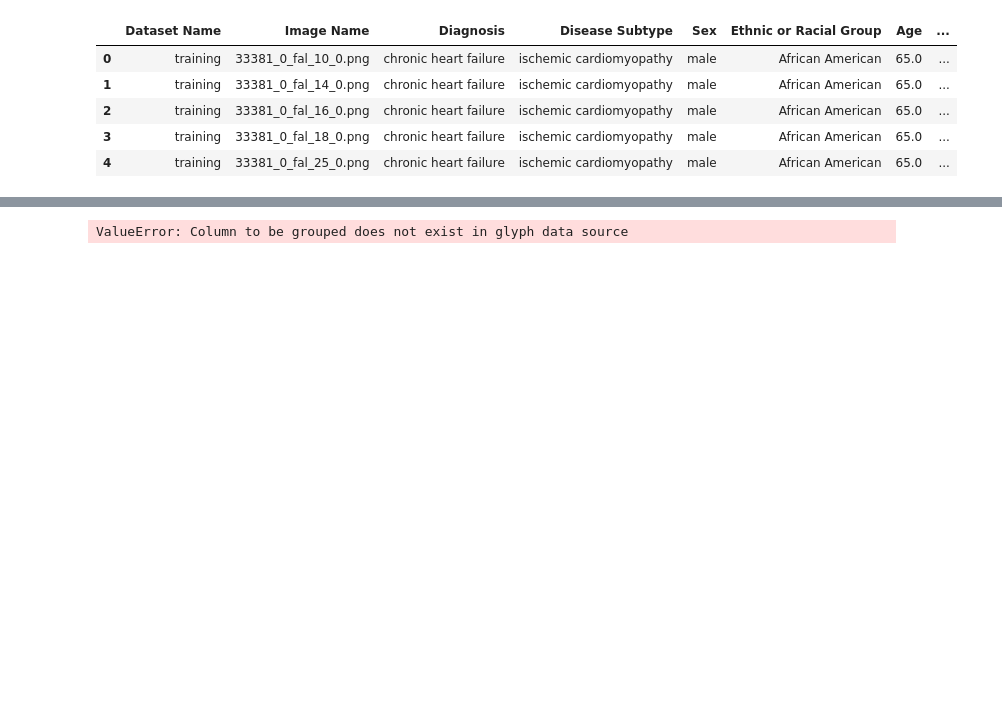
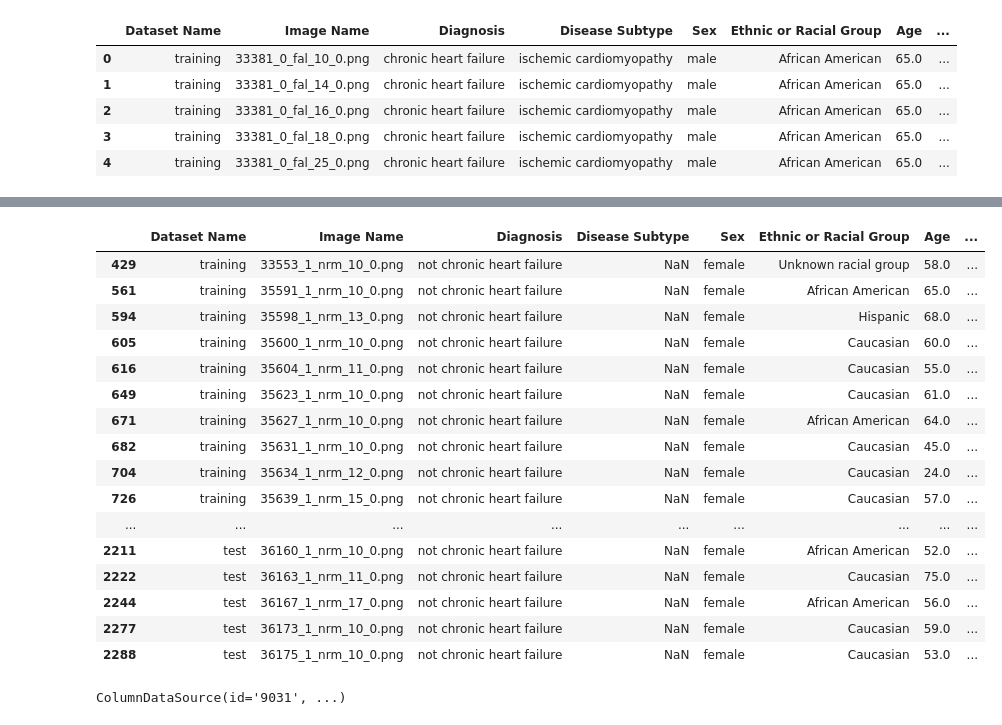
Before and after one commit to fazonbence/2_Visualisation_Assignment, a Jupyter notebook: Q1_range_chart.ipynb, the cells around one changed output, grey strips where cells are left out. Cells and saved outputs as stored; diff of their text form; code cells hidden in the pictures; blank space fills up the shorter version.

```diff
--- a/Q1_range_chart.ipynb
+++ b/Q1_range_chart.ipynb
@@ -64,7 +67,28 @@ df.head()
+# %%
+plot_data[plot_data["Sex"]!="male"]
+#plot_data[plot_data[""]]
+#plot_data= plot_data.drop(medical_data[medical_data["Sex"] == "nan"])
+# %% [output]
+|  | Dataset Name | Image Name | Diagnosis | Disease Subtype | Sex | Ethnic or Racial Group | Age | ... |
+| 429 | training | 33553_1_nrm_10_0.png | not chronic heart failure | NaN | female | Unknown racial group | 58.0 | ... |
+| 561 | training | 35591_1_nrm_10_0.png | not chronic heart failure | NaN | female | African American | 65.0 | ... |
+| 594 | training | 35598_1_nrm_13_0.png | not chronic heart failure | NaN | female | Hispanic | 68.0 | ... |
+| 605 | training | 35600_1_nrm_10_0.png | not chronic heart failure | NaN | female | Caucasian | 60.0 | ... |
+| 616 | training | 35604_1_nrm_11_0.png | not chronic heart failure | NaN | female | Caucasian | 55.0 | ... |
+| 649 | training | 35623_1_nrm_10_0.png | not chronic heart failure | NaN | female | Caucasian | 61.0 | ... |
+| 671 | training | 35627_1_nrm_10_0.png | not chronic heart failure | NaN | female | African American | 64.0 | ... |
+| 682 | training | 35631_1_nrm_10_0.png | not chronic heart failure | NaN | female | Caucasian | 45.0 | ... |
+| 704 | training | 35634_1_nrm_12_0.png | not chronic heart failure | NaN | female | Caucasian | 24.0 | ... |
+| 726 | training | 35639_1_nrm_15_0.png | not chronic heart failure | NaN | female | Caucasian | 57.0 | ... |
+| ... | ... | ... | ... | ... | ... | ... | ... | ... |
+| 2211 | test | 36160_1_nrm_10_0.png | not chronic heart failure | NaN | female | African American | 52.0 | ... |
+| 2222 | test | 36163_1_nrm_11_0.png | not chronic heart failure | NaN | female | Caucasian | 75.0 | ... |
+| 2244 | test | 36167_1_nrm_17_0.png | not chronic heart failure | NaN | female | African American | 56.0 | ... |
+| 2277 | test | 36173_1_nrm_10_0.png | not chronic heart failure | NaN | female | Caucasian | 59.0 | ... |
+| 2288 | test | 36175_1_nrm_10_0.png | not chronic heart failure | NaN | female | Caucasian | 53.0 | ... |
 # %%
-#output_file("bar_intervals.html")
+#Main Plot, showing the ethnicity age and gender non healthy patients
 
-#sprint.Year = medical_data["Ethnic or Racial Group"].unique()
 
 
 #colormap = {'African American': 'black', 'Caucasian': 'green', 'Race not stated': 'blue',  'Unknown racial group': 'blue'}
@@ -75,23 +99,35 @@ df.head()
 colormap = {'male': "blue", "female" : "red"}
 colors = [colormap[x] for x in plot_data['Sex']]
 
+source = ColumnDataSource(plot_data)
 
-p = figure(title = "Ethnic groups and time of infection ", y_range= plot_data['Ethnic or Racial Group'].unique())
 
-p.legend.location = "top_right"
-p.legend.click_policy="hide"
+view_male = CDSView(source=source, filters=[BooleanFilter([True if x=="female" else False for x in source.data["Sex"]])])
+view_female = CDSView(source=source, filters=[BooleanFilter([True if x=="male" else False for x in source.data["Sex"]])])
 
-p.xaxis.axis_label = 'Age'
-p.yaxis.axis_label = 'Ethnic group'
+print(source)
+p1 = figure(title = "Ethnic groups and time of infection ", y_range= plot_data['Ethnic or Racial Group'].unique())
 
-#for data in plot_data:
- #   p.circle(data["Age"],data["Ethnic or Racial Group"],
-  #       color=colors, fill_alpha=0.2, size=10, legend_label=str(data["Sex"]))
-p.circle(plot_data["Age"],plot_data["Ethnic or Racial Group"],
-         color=colors, fill_alpha=0.2, size=10, legend_group="Sex", source=plot_data)
+p1.xaxis.axis_label = 'Age'
+p1.yaxis.axis_label = 'Ethnic group'
+#for gender in colormap.keys():
+  #  genderFilteredDataFrame = plot_data[plot_data['Sex'] == gender]
+ #   p1.circle(genderFilteredDataFrame['Age'], genderFilteredDataFrame['Ethnic or Racial Group'],
+#    color = colormap[gender], fill_alpha=0.2, legend_label=gender, size=10)
 
-output_file("iris.html", title="iris.py example")
 
-show(p)
+
+p1.circle(x='Age',y='Ethnic or Racial Group',
+         fill_alpha=0.2, size=10, source=source, color="Sex", legend_label="Sex", view=view_female)
+
+p1.circle(x='Age',y='Ethnic or Racial Group',
+         fill_alpha=0.2, size=10, source=source, color="Sex", legend_label="Sex", view=view_male)
+
+
+p1.add_tools(LassoSelectTool())
+
+
+p1.legend.location = "top_right"
+p1.legend.click_policy="hide"
 # %% [output]
-ValueError: Column to be grouped does not exist in glyph data source
+ColumnDataSource(id='9031', ...)
```
Also changed, not shown: parts of 6 cells of this notebook, 2 other files.
